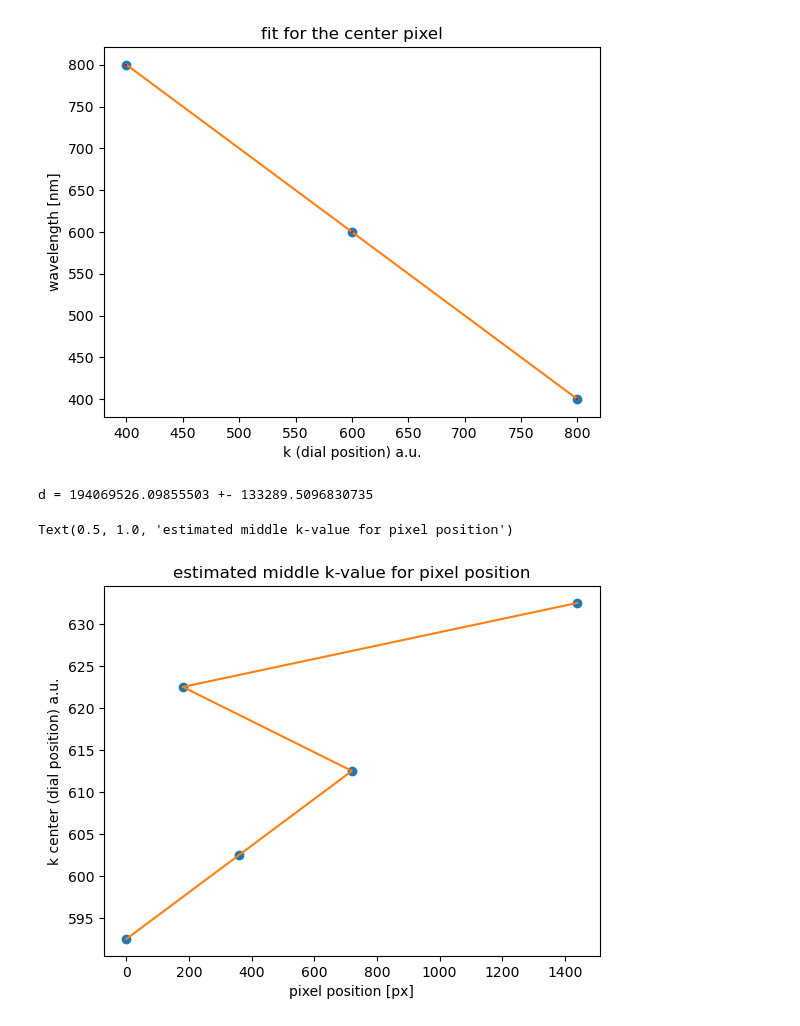
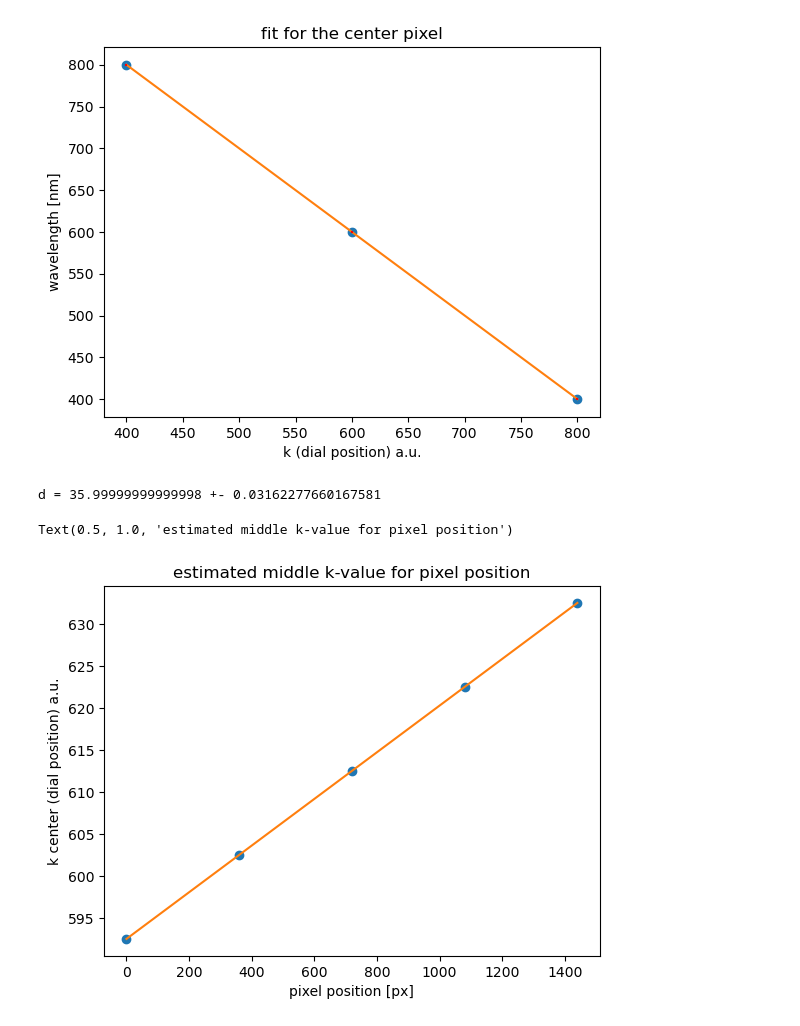
Before and after one commit to mengislukas-beep/Labor_Kiran_Lukas, a Jupyter notebook: Spektro2/spectroscopyII.ipynb, the cells around one changed output. Saved outputs shown, nothing was run; the diff lists cells and outputs as text; code cells hidden in the pictures.

```diff
--- a/Spektro2/spectroscopyII.ipynb
+++ b/Spektro2/spectroscopyII.ipynb
@@ -51,31 +51,31 @@ pk_pcali = np.stack((p_pcali, k_pcali))
 def lamda_p (pk, dd):
     pp = pk[0]
     kk = pk[1]
-    return b * ((kk - k0) + (pp - p_cent) / dd)
+    return b * ((kk - k0) - (pp - p_cent) / dd)
 # %%
 std_p = 1
 std_p_pcali = np.ones(len(p_pcali)) * std_p # errors of the pixels
 
 # first fit to determine y-error from x-error
 popt, pcov = curve_fit(lamda_p, pk_pcali, lamda_pcali, absolute_sigma=True)
 d_prov = popt[0]
 std_lamda_pcali = np.abs(std_p_pcali / d_prov)
 
 # actual fit
 popt, pcov = curve_fit(lamda_p, pk_pcali, lamda_pcali, sigma=std_lamda_pcali, absolute_sigma=True)
 d = popt[0]
 std_d = np.sqrt(pcov[0, 0])
 print('d =', d, '+-', std_d)
 
 plt.plot(p_pcali, k_pcali, linestyle='', marker='o')
-plt.plot(p_pcali, lamda_p(pk_pcali, d) / b + k0 - (p_pcali - p_cent) / d)
+plt.plot(p_pcali, lamda_p(pk_pcali, d) / b + k0 + (p_pcali - p_cent) / d)
 plt.ylabel('k center (dial position) a.u.')
 plt.xlabel('pixel position [px]')
 plt.title('estimated middle k-value for pixel position')
 # %% [output]
-d = 194069526.09855503 +- 133289.5096830735
+d = 35.99999999999998 +- 0.03162277660167581
 Text(0.5, 1.0, 'estimated middle k-value for pixel position')
-[figure, old version]
+[figure, new version]
 # %%
 saveparams = open("popt.txt", "w")
 saveparams.write(str(k0))
```
Also changed, not shown: parts of 3 cells of this notebook, 2 other files.
